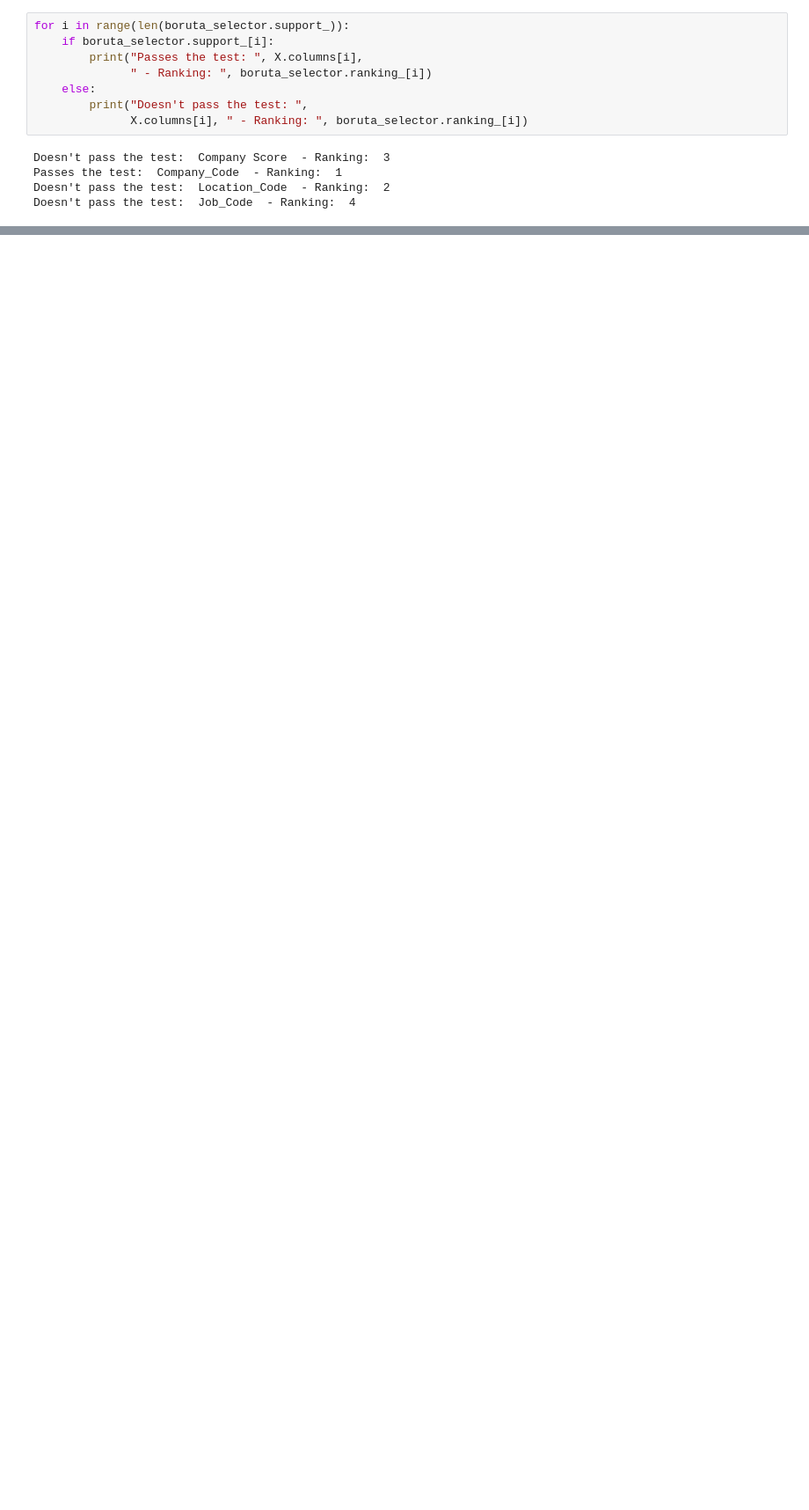
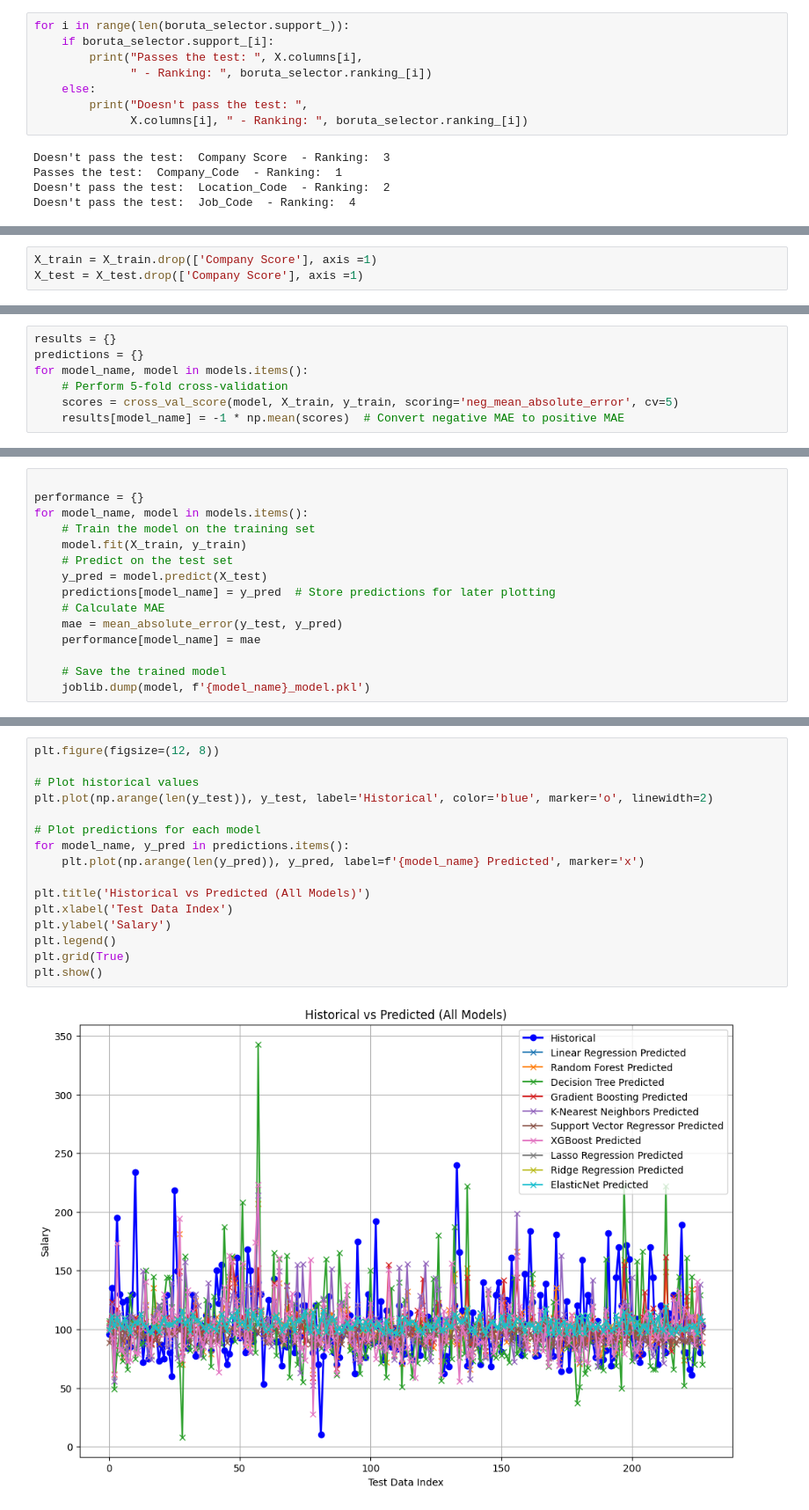
Before and after one commit to SuperDataScience-Community-Projects/SDS-CP009-ds-salary-pred, a Jupyter notebook: notebooks/oleg/oleg_notebook.ipynb, the cells around one changed output, grey strips where cells are left out. Shown at 88% size. Cells and saved outputs as stored; diff of their text form; blank space fills up the shorter version.

```diff
--- a/notebooks/oleg/oleg_notebook.ipynb
+++ b/notebooks/oleg/oleg_notebook.ipynb
@@ -715,0 +714,3 @@ plt.tight_layout()
+# %%
+X_train = X_train.drop(['Company Score'], axis =1)
+X_test = X_test.drop(['Company Score'], axis =1)
@@ -715,0 +721,7 @@ plt.tight_layout()
+# %%
+results = {}
+predictions = {}
+for model_name, model in models.items():
+    # Perform 5-fold cross-validation
+    scores = cross_val_score(model, X_train, y_train, scoring='neg_mean_absolute_error', cv=5)
+    results[model_name] = -1 * np.mean(scores)  # Convert negative MAE to positive MAE
@@ -715,0 +730,15 @@ plt.tight_layout()
+# %%
+
+performance = {}
+for model_name, model in models.items():
+    # Train the model on the training set
+    model.fit(X_train, y_train)
+    # Predict on the test set
+    y_pred = model.predict(X_test)
+    predictions[model_name] = y_pred  # Store predictions for later plotting
+    # Calculate MAE
+    mae = mean_absolute_error(y_test, y_pred)
+    performance[model_name] = mae
+
+    # Save the trained model
+    joblib.dump(model, f'{model_name}_model.pkl')
@@ -715,0 +747,18 @@ plt.tight_layout()
+# %%
+plt.figure(figsize=(12, 8))
+
+# Plot historical values
+plt.plot(np.arange(len(y_test)), y_test, label='Historical', color='blue', marker='o', linewidth=2)
+
+# Plot predictions for each model
+for model_name, y_pred in predictions.items():
+    plt.plot(np.arange(len(y_pred)), y_pred, label=f'{model_name} Predicted', marker='x')
+
+plt.title('Historical vs Predicted (All Models)')
+plt.xlabel('Test Data Index')
+plt.ylabel('Salary')
+plt.legend()
+plt.grid(True)
+plt.show()
+# %% [output]
+[figure, added]
```
Also changed, not shown: parts of 65 cells of this notebook, 18 other files.
